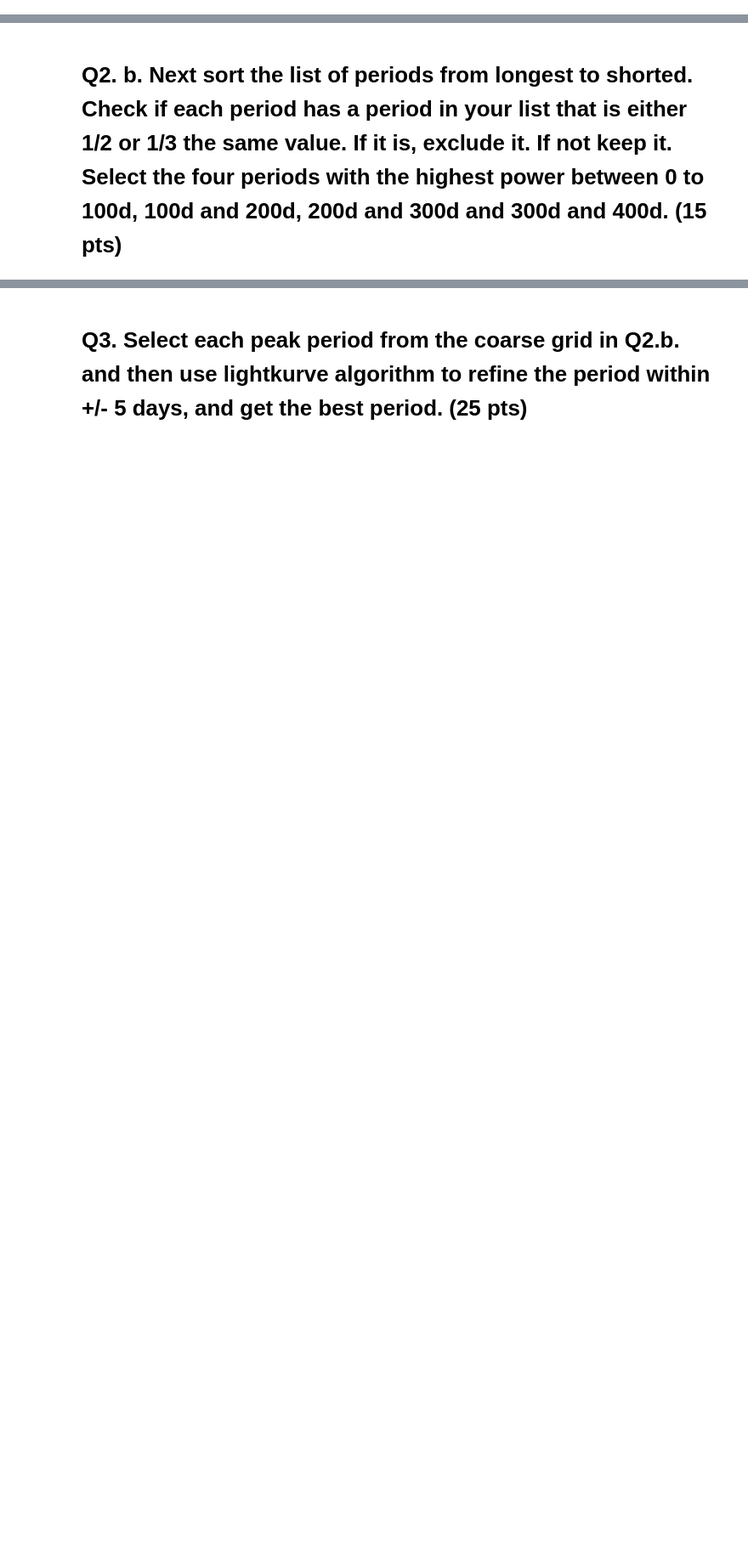
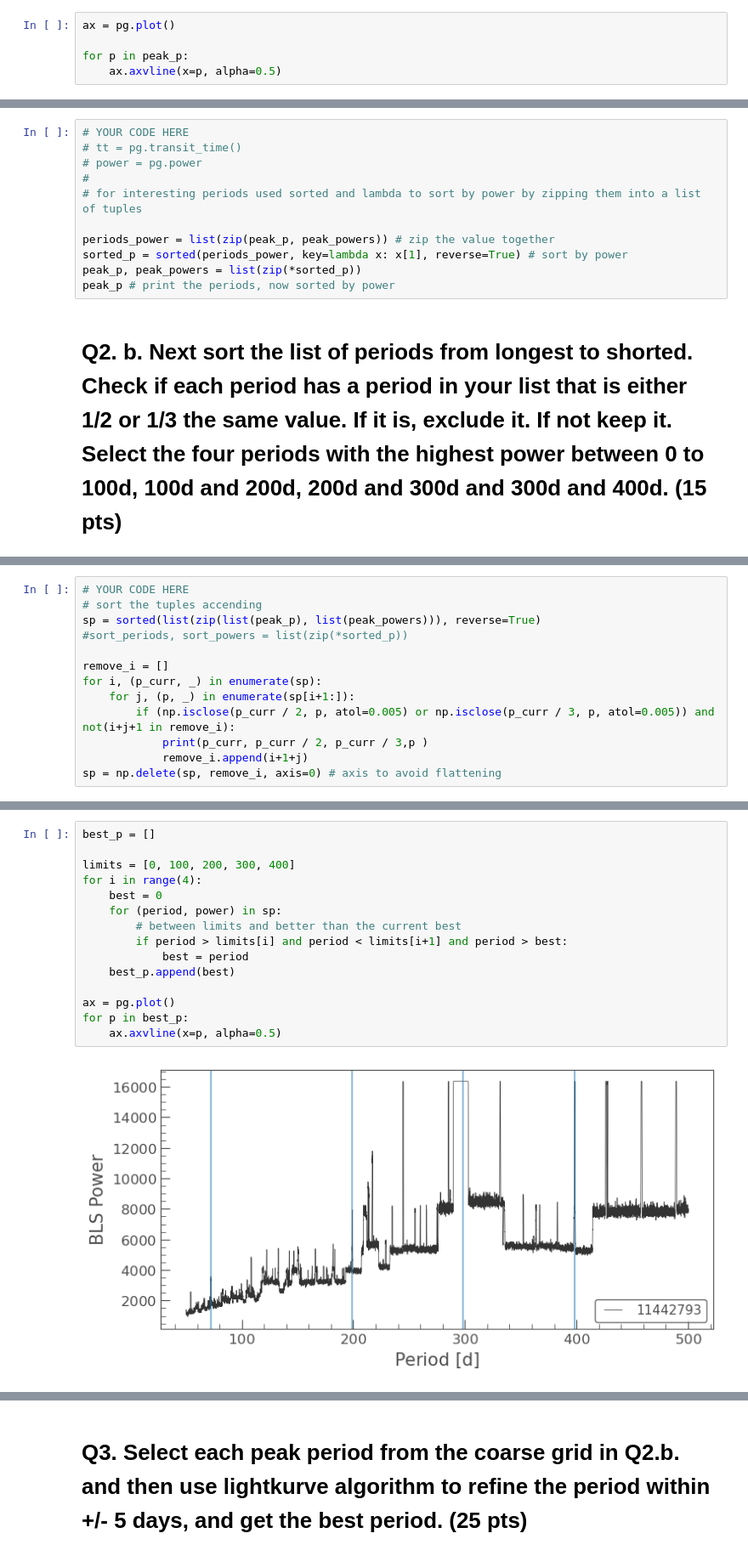
Before and after one commit to gnarayan/ast596_2023_Spring, a Jupyter notebook: homework/HaillePerkins/05/hw05.ipynb, the cells around one changed output, grey strips where cells are left out. Shown at 85% size. Drawn from its saved outputs; the diff is of its cells as text; blank space fills up the shorter version.

Commit message:
need to check last plots, all else done

```diff
--- a/homework/HaillePerkins/05/hw05.ipynb
+++ b/homework/HaillePerkins/05/hw05.ipynb
@@ -76,2 +94,7 @@ pgram.plot()
+# %%
+ax = pg.plot()
+
+for p in peak_p:
+    ax.axvline(x=p, alpha=0.5)
 # %% [markdown]
 # Q2. a. The periodogram function from lightkurve can also get a transit time and peak power using `periodogram.transit_time` and `periodogram.power` - you'll want both. Get a sorted list of candidate periods, and print it sorted by peak power. (10 pts)
@@ -80,2 +101,13 @@ pgram.plot()
+# %%
+# YOUR CODE HERE
+# tt = pg.transit_time()
+# power = pg.power
+#
+# for interesting periods used sorted and lambda to sort by power by zipping them into a list of tuples
+
+periods_power = list(zip(peak_p, peak_powers)) # zip the value together
+sorted_p = sorted(periods_power, key=lambda x: x[1], reverse=True) # sort by power
+peak_p, peak_powers = list(zip(*sorted_p))
+peak_p # print the periods, now sorted by power
 # %% [markdown]
 # Q2. b. Next sort the list of periods from longest to shorted. Check if each period has a period in your list that is either 1/2 or 1/3 the same value. If it is, exclude it. If not keep it. Select the four periods with the highest power between 0 to 100d, 100d and 200d, 200d and 300d and 300d and 400d. (15 pts)
@@ -83,0 +114,13 @@ pgram.plot()
+# %%
+# YOUR CODE HERE
+# sort the tuples accending
+sp = sorted(list(zip(list(peak_p), list(peak_powers))), reverse=True)
+#sort_periods, sort_powers = list(zip(*sorted_p))
+
+remove_i = []
+for i, (p_curr, _) in enumerate(sp):
+    for j, (p, _) in enumerate(sp[i+1:]):
+        if (np.isclose(p_curr / 2, p, atol=0.005) or np.isclose(p_curr / 3, p, atol=0.005)) and not(i+j+1 in remove_i):
+            print(p_curr, p_curr / 2, p_curr / 3,p )
+            remove_i.append(i+1+j)
+sp = np.delete(sp, remove_i, axis=0) # axis to avoid flattening
@@ -83,0 +132,17 @@ pgram.plot()
+# %%
+best_p = []
+
+limits = [0, 100, 200, 300, 400]
+for i in range(4):
+    best = 0
+    for (period, power) in sp:
+        # between limits and better than the current best
+        if period > limits[i] and period < limits[i+1] and period > best:
+            best = period
+    best_p.append(best)
+
+ax = pg.plot()
+for p in best_p:
+    ax.axvline(x=p, alpha=0.5)
+# %% [output]
+[figure, added]
```
Also changed, not shown: parts of 20 cells of this notebook, 1 other file.
